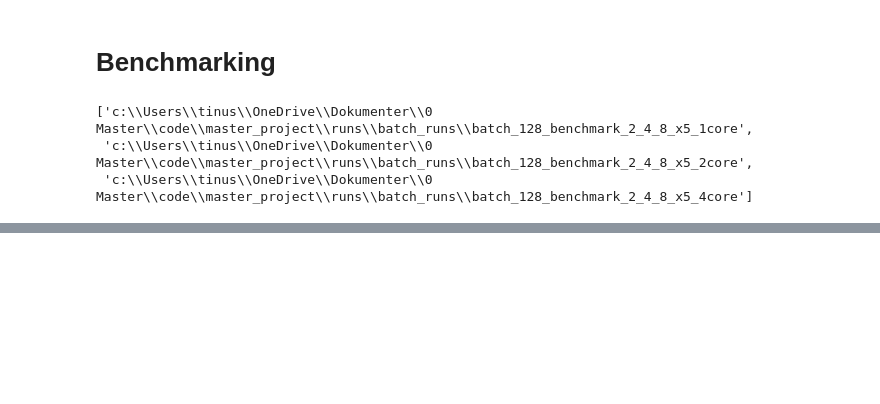
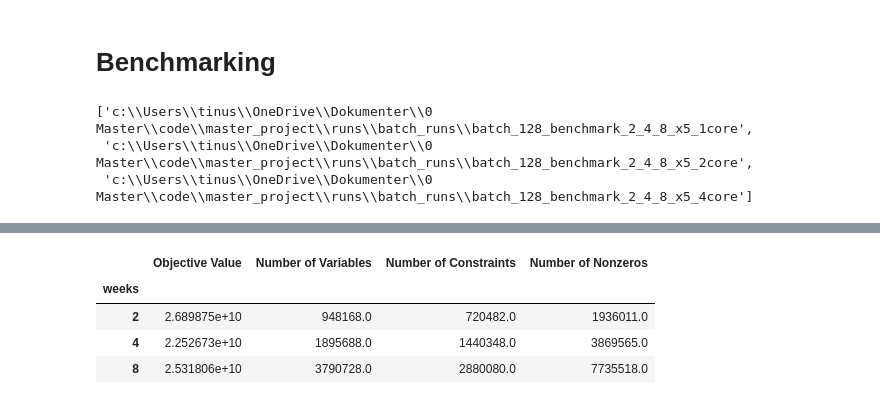
Before and after one commit to TinusAlsos/master_project, a Jupyter notebook: notebooks/benchmarking.ipynb, the cells around one changed output, grey strips where cells are left out. Cells and saved outputs as stored; diff of their text form; code cells hidden in the pictures; blank space fills up the shorter version.

```diff
--- a/notebooks/benchmarking.ipynb
+++ b/notebooks/benchmarking.ipynb
@@ -36,0 +259,17 @@ folders_to_benchmark
+# %%
+examples = {
+    2: {"cores": 1},
+    4: {"cores": 1},
+    8: {"cores": 1},
+}
+comparison_table = make_example_week_comparison_table(
+    df_info, examples, savefolder=tables_folder
+)
+# %%
+comparison_table
+# %% [output]
+|  | Objective Value | Number of Variables | Number of Constraints | Number of Nonzeros |
+| weeks |  |  |  |  |
+| 2 | 2.689875e+10 | 948168.0 | 720482.0 | 1936011.0 |
+| 4 | 2.252673e+10 | 1895688.0 | 1440348.0 | 3869565.0 |
+| 8 | 2.531806e+10 | 3790728.0 | 2880080.0 | 7735518.0 |
```
Also changed, not shown: parts of 9 cells of this notebook, 5 other files.
